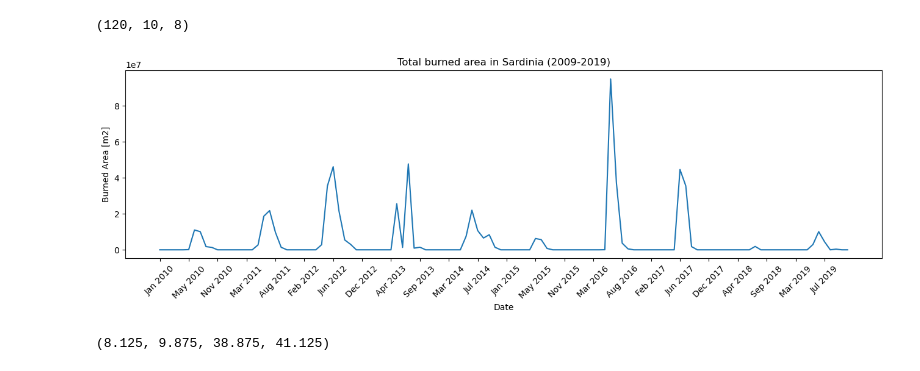
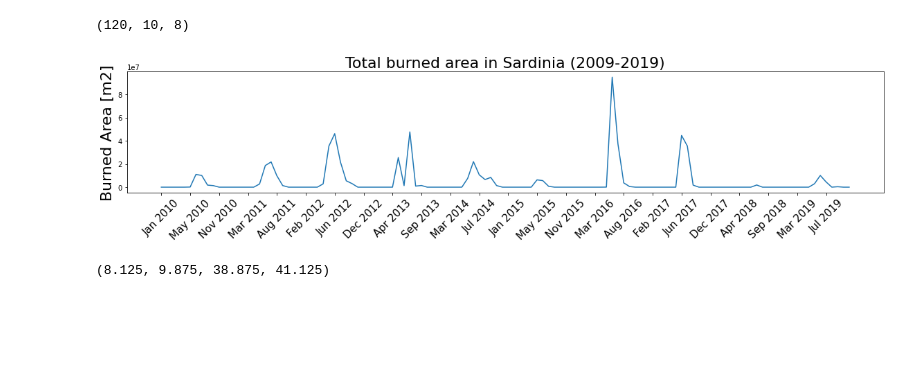
Before and after one commit to mikronco/earth_temp, a Jupyter notebook: 2_BurnedAreas.ipynb, the cells around one changed output. Drawn from its saved outputs; the diff is of its cells as text; code cells hidden in the pictures; blank space fills up the shorter version.

```diff
--- a/2_BurnedAreas.ipynb
+++ b/2_BurnedAreas.ipynb
@@ -14,7 +16,7 @@ from sklearn.tree import DecisionTreeClassifier
 from sklearn.preprocessing import StandardScaler
 from sklearn.metrics import accuracy_score, f1_score, roc_auc_score, precision_score, recall_score, roc_curve, auc
 from sklearn.tree import plot_tree
-from sklearn.inspection import DecisionBoundaryDisplay
+plt.rcParams['figure.figsize'] = [10, 10]
 # %%
 with open("./data/SardiniaFires.pkl","rb") as datafile:
     db = pickle.load(datafile)
@@ -41,15 +43,17 @@ burned_area.shape
 # %%
 labels = np.asarray([f"{calendar.month_abbr[m]} {y}" for m,y in zip(db["month"],db["year"])])
 ticks = np.linspace(0, len(labels), num=24, endpoint=False).astype('int')
 
 plt.figure(figsize=(16,4))
 plt.plot(total_burned_area)
-plt.xlabel("Date")
-plt.ylabel("Burned Area [m2]")
-plt.xticks(ticks, labels[ticks], rotation=45)
-_ = plt.title("Total burned area in Sardinia (2009-2019)")
+#plt.xlabel("Date", fontsize=25)
+plt.ylabel("Burned Area [m2]", fontsize=22)
+plt.xticks(ticks, labels[ticks], rotation=45, fontsize=15)
+_ = plt.title("Total burned area in Sardinia (2009-2019)", fontsize=22)
+plt.tight_layout()
+plt.savefig("./imgs/total_BA.png")
 # %% [output]
-[figure, old version]
+[figure, new version]
 # %%
 print((db["lon"].min(),   db["lon"].max(),
          db["lat"].min(), db["lat"].max()))
```
Also changed, not shown: parts of 15 cells of this notebook, 16 other files.
